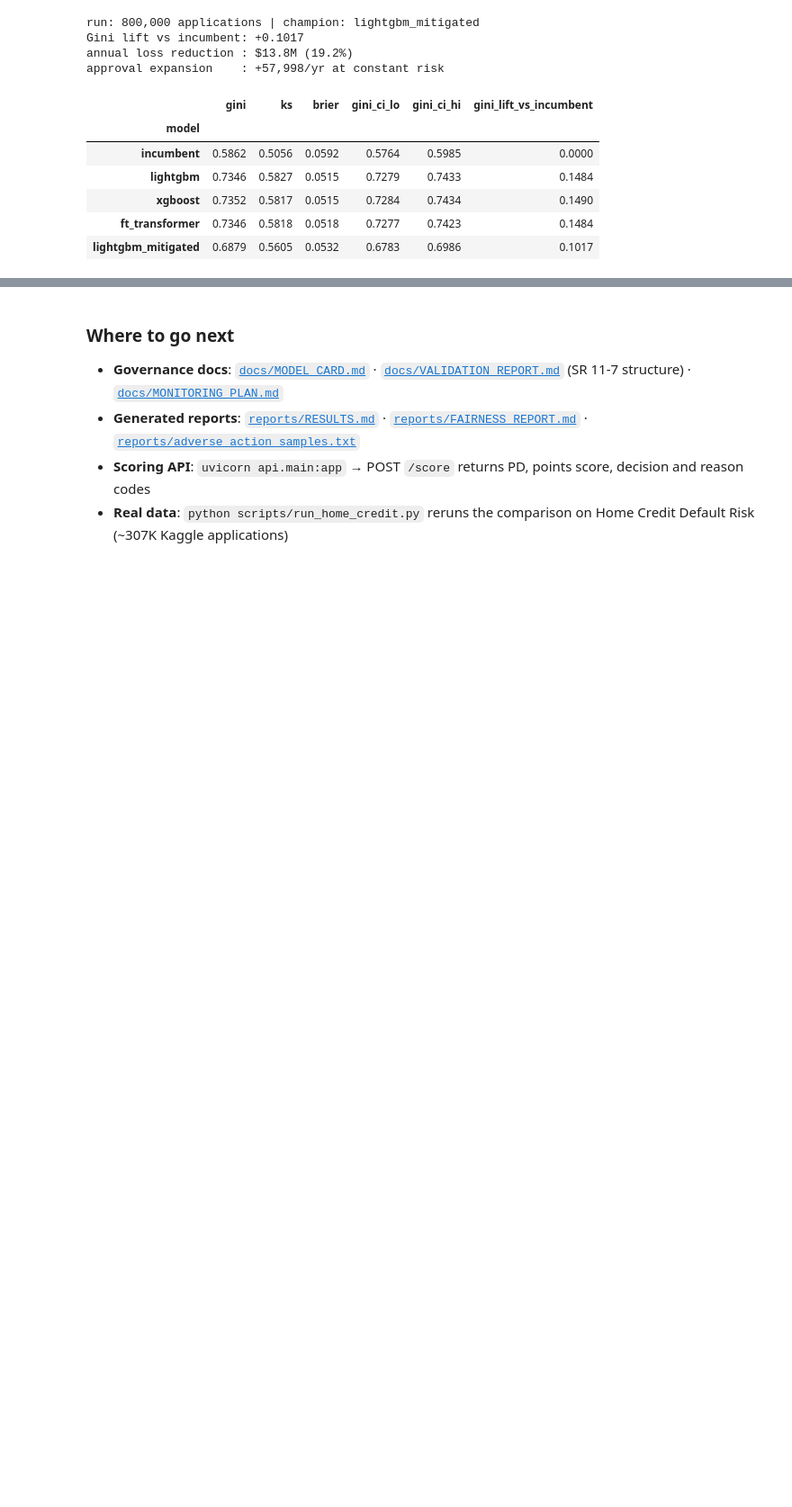
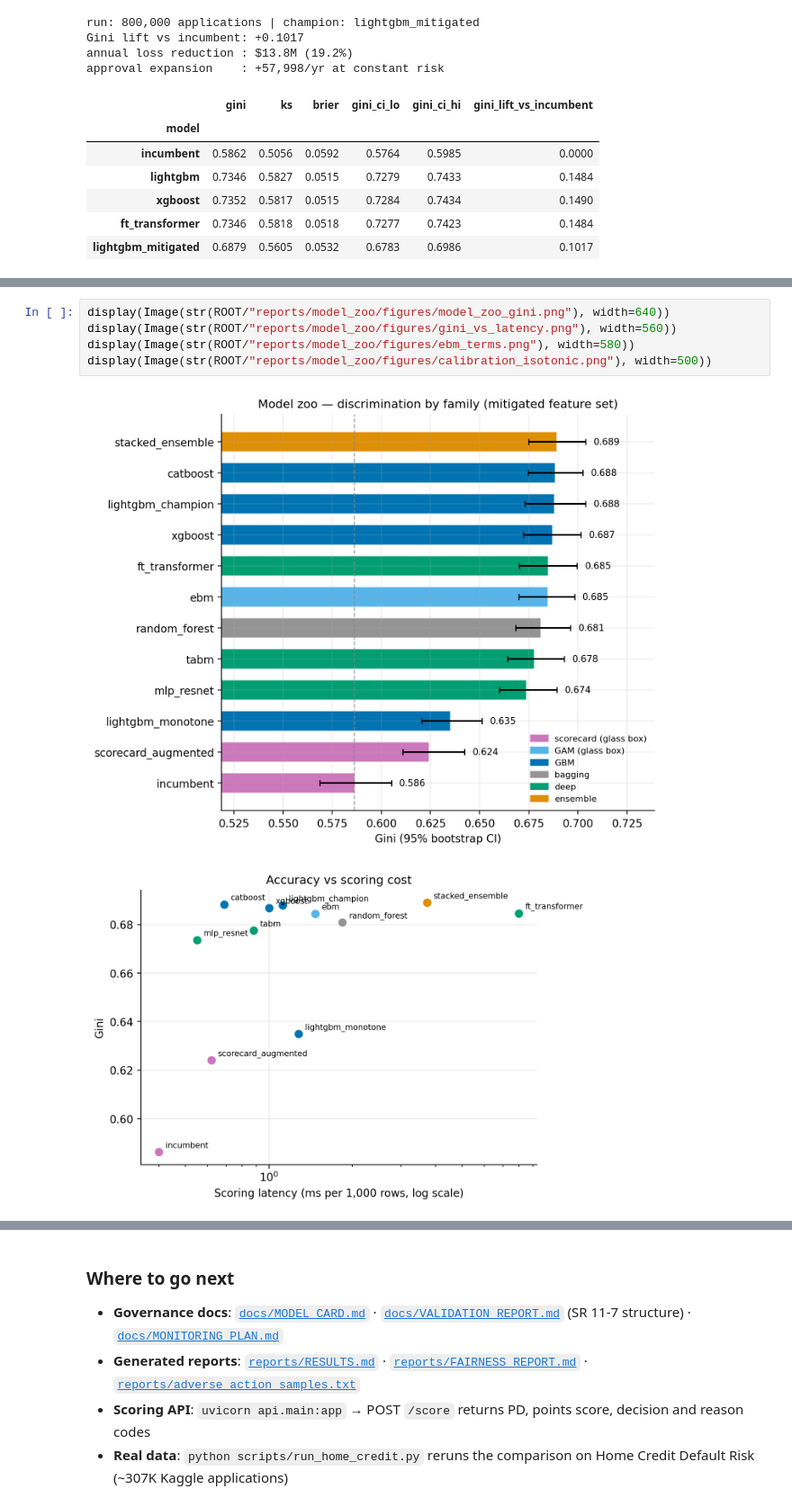
Before and after one commit to gradientsj/credit-risk-model, a Jupyter notebook: notebooks/credit_risk_walkthrough.ipynb, the cells around one changed output, grey strips where cells are left out. Shown at 90% size. Saved outputs shown, nothing was run; the diff lists cells and outputs as text; blank space fills up the shorter version.

```diff
--- a/notebooks/credit_risk_walkthrough.ipynb
+++ b/notebooks/credit_risk_walkthrough.ipynb
@@ -282,0 +315,8 @@ display(Image(str(ROOT/"reports/figures/nn_training.png"), width=480))
+# %%
+display(Image(str(ROOT/"reports/model_zoo/figures/model_zoo_gini.png"), width=640))
+display(Image(str(ROOT/"reports/model_zoo/figures/gini_vs_latency.png"), width=560))
+display(Image(str(ROOT/"reports/model_zoo/figures/ebm_terms.png"), width=580))
+display(Image(str(ROOT/"reports/model_zoo/figures/calibration_isotonic.png"), width=500))
+# %% [output]
+[figure, added]
+[figure, added]
```
Also changed, not shown: parts of 6 cells of this notebook, 17 other files.
